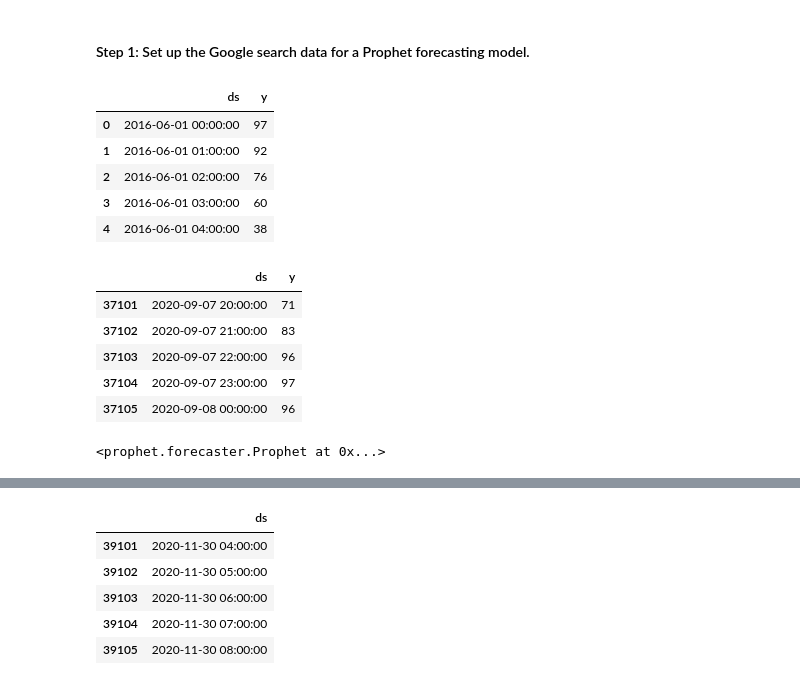
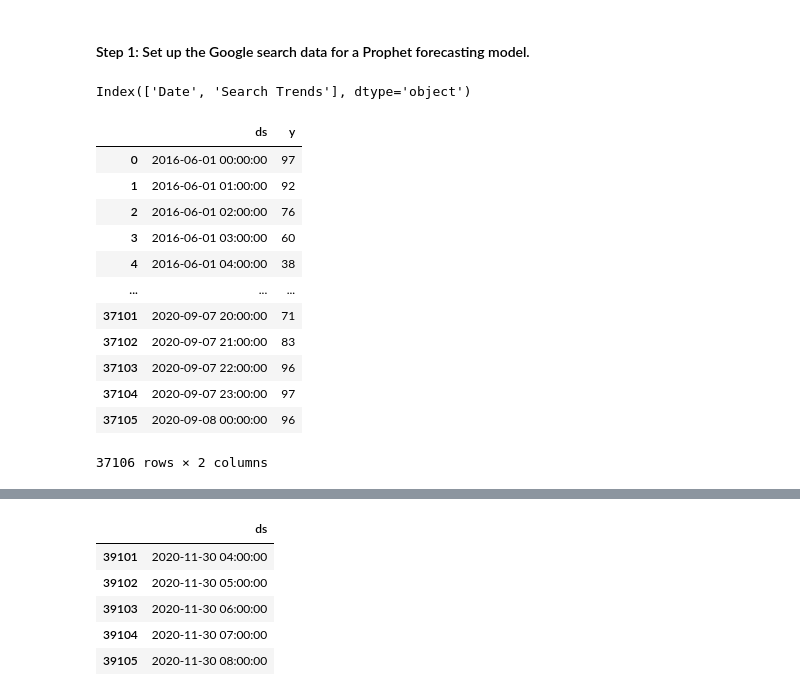
Before and after one commit to tamfree/prophet-challenge, a Jupyter notebook: forecasting_net_prophet.ipynb, the cells around one changed output, grey strips where cells are left out. Drawn from its saved outputs; the diff is of its cells as text; code cells hidden in the pictures.

```diff
--- a/forecasting_net_prophet.ipynb
+++ b/forecasting_net_prophet.ipynb
@@ -466,33 +473,37 @@ Now, you need to produce a time series model that analyzes and forecasts pattern
     * What's the lowest point for search traffic in the calendar year?
 # %% [markdown]
 #### Step 1: Set up the Google search data for a Prophet forecasting model.
+# %%
+# Using the df_mercado_trends DataFrame, reset the index so the date information is no longer the index
+df_mercado_trends = df_mercado_trends.reset_index()
+df_mercado_trends.columns
+# %% [output]
+Index(['Date', 'Search Trends'], dtype='object')
 # %%
-# Using the df_mercado_trends DataFrame, reset the index so the date information is no longer the index
-df_mercado_trends.reset_index()
-
 # Label the columns ds and y so that the syntax is recognized by Prophet
-df_mercado_trends.columns
+df_mercado_trends.columns = ["ds", "y"]
 
 # Drop an NaN values from the prophet_df DataFrame
-
+df_mercado_trends = df_mercado_trends.dropna()
 
 # View the first and last five rows of the mercado_prophet_df DataFrame
+df_mercado_trends
 # %% [output]
 |  | ds | y |
 | 0 | 2016-06-01 00:00:00 | 97 |
 | 1 | 2016-06-01 01:00:00 | 92 |
 | 2 | 2016-06-01 02:00:00 | 76 |
 | 3 | 2016-06-01 03:00:00 | 60 |
 | 4 | 2016-06-01 04:00:00 | 38 |
+| ... | ... | ... |
+| 37101 | 2020-09-07 20:00:00 | 71 |
+| 37102 | 2020-09-07 21:00:00 | 83 |
+| 37103 | 2020-09-07 22:00:00 | 96 |
+| 37104 | 2020-09-07 23:00:00 | 97 |
+| 37105 | 2020-09-08 00:00:00 | 96 |
-|  | ds | y |
-| 37101 | 2020-09-07 20:00:00 | 71 |
-| 37102 | 2020-09-07 21:00:00 | 83 |
-| 37103 | 2020-09-07 22:00:00 | 96 |
-| 37104 | 2020-09-07 23:00:00 | 97 |
-| 37105 | 2020-09-08 00:00:00 | 96 |
+37106 rows × 2 columns
 # %%
 # Call the Prophet function, store as an object
+m = Prophet()
-# %% [output]
-<prophet.forecaster.Prophet at 0x...>
 # %%
 # Fit the time-series model.
```
Also changed, not shown: parts of 16 cells of this notebook.
